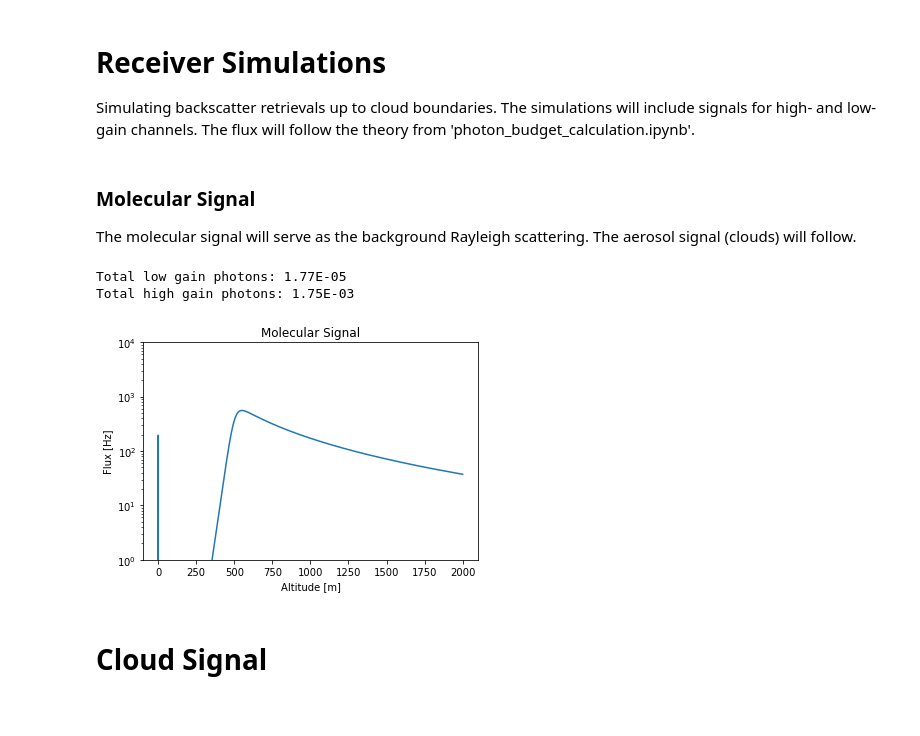
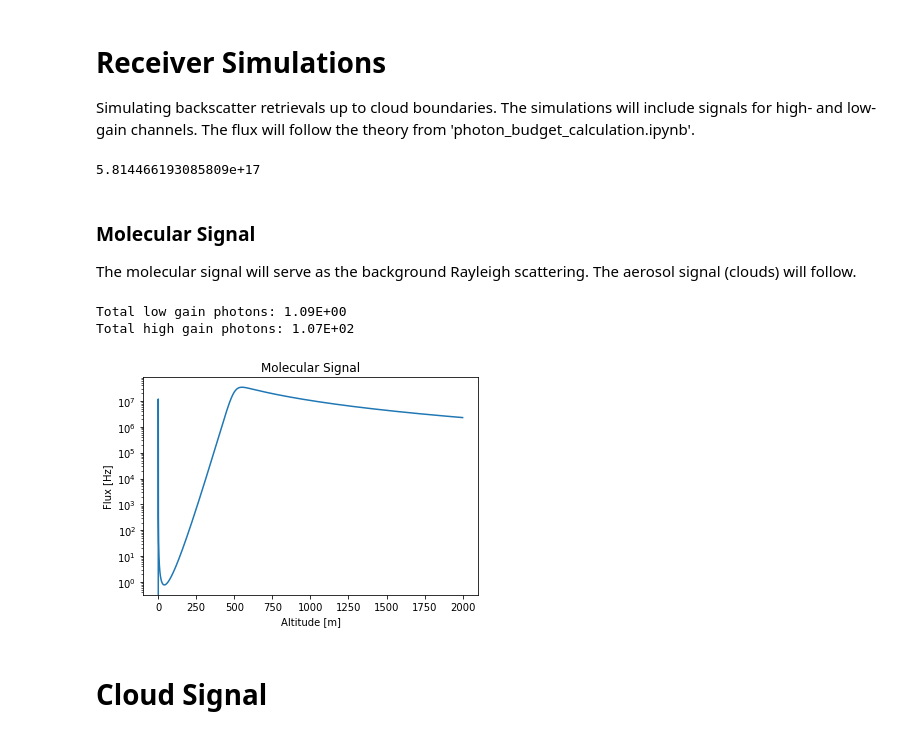
Before and after one commit to gkirchhoff32/Cloud-Measurements, a Jupyter notebook: meas_sim.ipynb, the cells around one changed output. Cells and saved outputs as stored; diff of their text form; code cells hidden in the pictures.

```diff
--- a/meas_sim.ipynb
+++ b/meas_sim.ipynb
@@ -2,6 +2,15 @@
 # Receiver Simulations
 
 Simulating backscatter retrievals up to cloud boundaries. The simulations will include signals for high- and low-gain channels. The flux will follow the theory from 'photon_budget_calculation.ipynb'.
+# %%
+P = 35e-3  # [W]
+dt = 25e-12  # [s]
+E = 1.5e-6  # [J]
+E = 150e-3  # [J]
+
+print(E*770e-9/h/c)
+# %% [output]
+5.814466193085809e+17
 # %%
 import numpy as np
 import matplotlib.pyplot as plt
@@ -91,7 +101,8 @@ G = (1 / (1+np.exp(-alpha*G_alt)))
 dR = c * dt_TCSPC / 2  # [m]
 
 # Number of transmitted photons per shot
-N_L = P_L*dt_L/h/c*lamb
+# N_L = P_L*dt_L/h/c*lamb
+N_L = 1.5e-6/h/c*lamb
 
 # Receiver efficiency
 eta_LG = R_tele * R_M * T_L**4 * T_F * T_FC**2 * T_BS_LG * T_SBF * eta_QE
@@ -120,22 +131,22 @@ N_mol_HG_tot = np.sum(N_mol_HG)
 print('Total low gain photons: {:.2E}'.format(N_mol_LG_tot))
 print('Total high gain photons: {:.2E}'.format(N_mol_HG_tot))
 # %% [output]
-Total low gain photons: 1.77E-05
-Total high gain photons: 1.75E-03
+Total low gain photons: 1.09E+00
+Total high gain photons: 1.07E+02
 # %%
 # Molecular (Rayleigh) signal
 # Checking how the overlap function looks...
 
 fig = plt.figure()
 ax = fig.add_subplot(111)
 ax.semilogy(alt, N_mol_HG/dt_TCSPC)
-ax.set_ylim([1, 10000])
+# ax.set_ylim([1, 10000])
 ax.set_xlabel('Altitude [m]')
 ax.set_ylabel('Flux [Hz]')
 ax.set_title('Molecular Signal')
 plt.show()
 # %% [output]
-[figure, old version]
+[figure, new version]
 # %% [markdown]
 # Cloud Signal
 # %%
```
Also changed, not shown: parts of 5 cells of this notebook.
